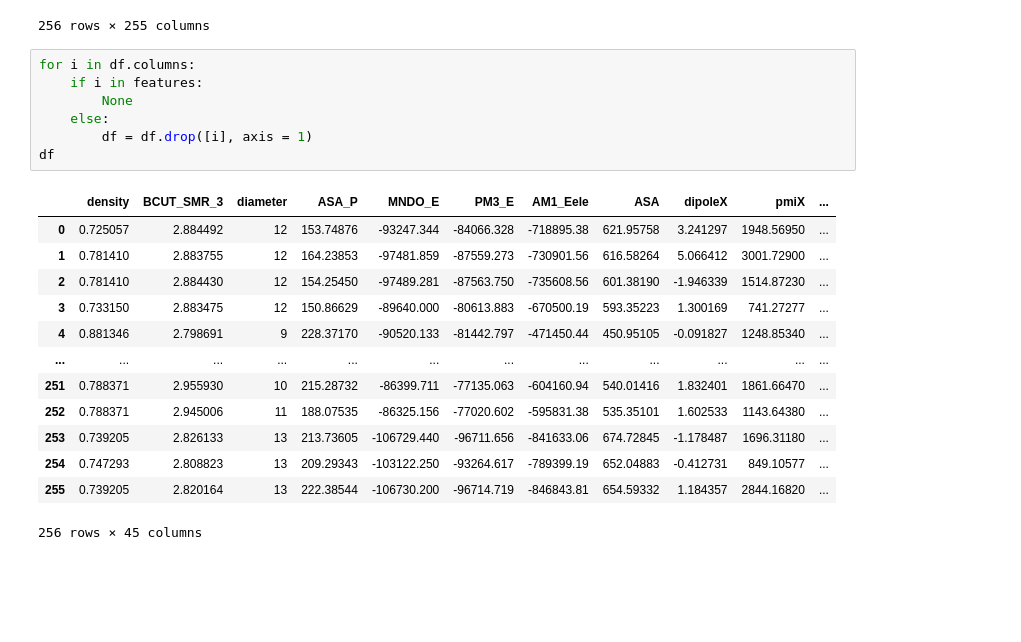
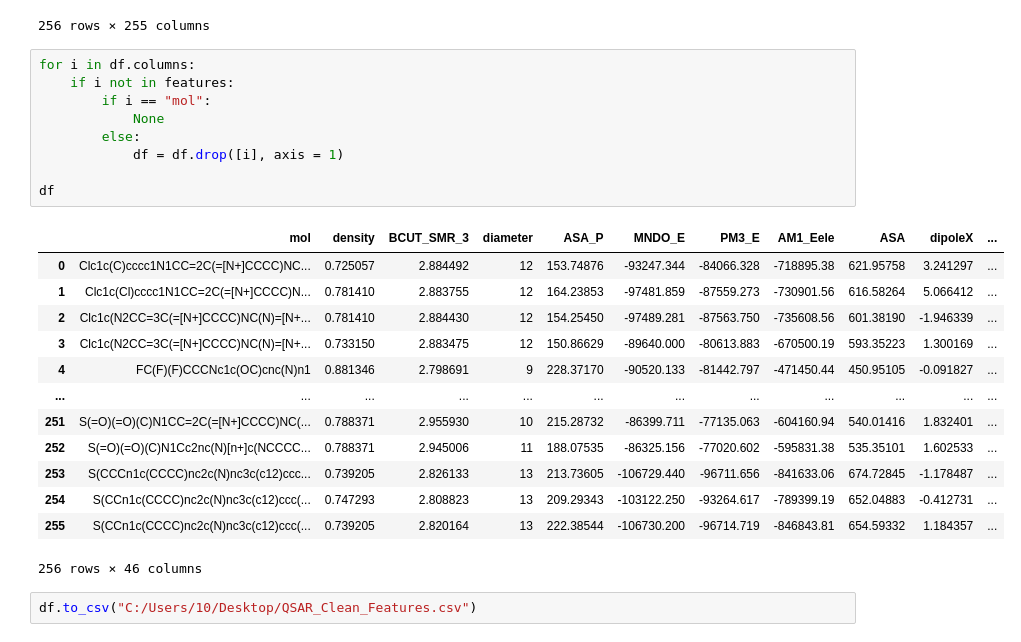
Before and after one commit to TheSleepingDragon/QSAR_TLR7, a Jupyter notebook: QSAR_Table_Prep.ipynb, the cells around one changed output. Drawn from its saved outputs; the diff is of its cells as text; blank space fills up the shorter version.

```diff
--- a/QSAR_Table_Prep.ipynb
+++ b/QSAR_Table_Prep.ipynb
@@ -71,22 +71,26 @@ df
 256 rows × 255 columns
 # %%
 for i in df.columns:
-    if i in features:
-        None
-    else:
-        df = df.drop([i], axis = 1)
+    if i not in features:
+        if i == "mol":
+            None
+        else:
+            df = df.drop([i], axis = 1)
+
 df
 # %% [output]
-|  | density | BCUT_SMR_3 | diameter | ASA_P | MNDO_E | PM3_E | AM1_Eele | ASA | dipoleX | pmiX | ... |
-| 0 | 0.725057 | 2.884492 | 12 | 153.74876 | -93247.344 | -84066.328 | -718895.38 | 621.95758 | 3.241297 | 1948.56950 | ... |
-| 1 | 0.781410 | 2.883755 | 12 | 164.23853 | -97481.859 | -87559.273 | -730901.56 | 616.58264 | 5.066412 | 3001.72900 | ... |
-| 2 | 0.781410 | 2.884430 | 12 | 154.25450 | -97489.281 | -87563.750 | -735608.56 | 601.38190 | -1.946339 | 1514.87230 | ... |
-| 3 | 0.733150 | 2.883475 | 12 | 150.86629 | -89640.000 | -80613.883 | -670500.19 | 593.35223 | 1.300169 | 741.27277 | ... |
-| 4 | 0.881346 | 2.798691 | 9 | 228.37170 | -90520.133 | -81442.797 | -471450.44 | 450.95105 | -0.091827 | 1248.85340 | ... |
+|  | mol | density | BCUT_SMR_3 | diameter | ASA_P | MNDO_E | PM3_E | AM1_Eele | ASA | dipoleX | ... |
+| 0 | Clc1c(C)cccc1N1CC=2C(=[N+]CCCC)NC... | 0.725057 | 2.884492 | 12 | 153.74876 | -93247.344 | -84066.328 | -718895.38 | 621.95758 | 3.241297 | ... |
+| 1 | Clc1c(Cl)cccc1N1CC=2C(=[N+]CCCC)N... | 0.781410 | 2.883755 | 12 | 164.23853 | -97481.859 | -87559.273 | -730901.56 | 616.58264 | 5.066412 | ... |
+| 2 | Clc1c(N2CC=3C(=[N+]CCCC)NC(N)=[N+... | 0.781410 | 2.884430 | 12 | 154.25450 | -97489.281 | -87563.750 | -735608.56 | 601.38190 | -1.946339 | ... |
+| 3 | Clc1c(N2CC=3C(=[N+]CCCC)NC(N)=[N+... | 0.733150 | 2.883475 | 12 | 150.86629 | -89640.000 | -80613.883 | -670500.19 | 593.35223 | 1.300169 | ... |
+| 4 | FC(F)(F)CCCNc1c(OC)cnc(N)n1 | 0.881346 | 2.798691 | 9 | 228.37170 | -90520.133 | -81442.797 | -471450.44 | 450.95105 | -0.091827 | ... |
 | ... | ... | ... | ... | ... | ... | ... | ... | ... | ... | ... | ... |
-| 251 | 0.788371 | 2.955930 | 10 | 215.28732 | -86399.711 | -77135.063 | -604160.94 | 540.01416 | 1.832401 | 1861.66470 | ... |
-| 252 | 0.788371 | 2.945006 | 11 | 188.07535 | -86325.156 | -77020.602 | -595831.38 | 535.35101 | 1.602533 | 1143.64380 | ... |
-| 253 | 0.739205 | 2.826133 | 13 | 213.73605 | -106729.440 | -96711.656 | -841633.06 | 674.72845 | -1.178487 | 1696.31180 | ... |
-| 254 | 0.747293 | 2.808823 | 13 | 209.29343 | -103122.250 | -93264.617 | -789399.19 | 652.04883 | -0.412731 | 849.10577 | ... |
-| 255 | 0.739205 | 2.820164 | 13 | 222.38544 | -106730.200 | -96714.719 | -846843.81 | 654.59332 | 1.184357 | 2844.16820 | ... |
+| 251 | S(=O)(=O)(C)N1CC=2C(=[N+]CCCC)NC(... | 0.788371 | 2.955930 | 10 | 215.28732 | -86399.711 | -77135.063 | -604160.94 | 540.01416 | 1.832401 | ... |
+| 252 | S(=O)(=O)(C)N1Cc2nc(N)[n+]c(NCCCC... | 0.788371 | 2.945006 | 11 | 188.07535 | -86325.156 | -77020.602 | -595831.38 | 535.35101 | 1.602533 | ... |
+| 253 | S(CCCn1c(CCCC)nc2c(N)nc3c(c12)ccc... | 0.739205 | 2.826133 | 13 | 213.73605 | -106729.440 | -96711.656 | -841633.06 | 674.72845 | -1.178487 | ... |
+| 254 | S(CCn1c(CCCC)nc2c(N)nc3c(c12)ccc(... | 0.747293 | 2.808823 | 13 | 209.29343 | -103122.250 | -93264.617 | -789399.19 | 652.04883 | -0.412731 | ... |
+| 255 | S(CCn1c(CCCC)nc2c(N)nc3c(c12)ccc(... | 0.739205 | 2.820164 | 13 | 222.38544 | -106730.200 | -96714.719 | -846843.81 | 654.59332 | 1.184357 | ... |
-256 rows × 45 columns
+256 rows × 46 columns
+# %%
+df.to_csv("C:/Users/10/Desktop/QSAR_Clean_Features.csv")
```
